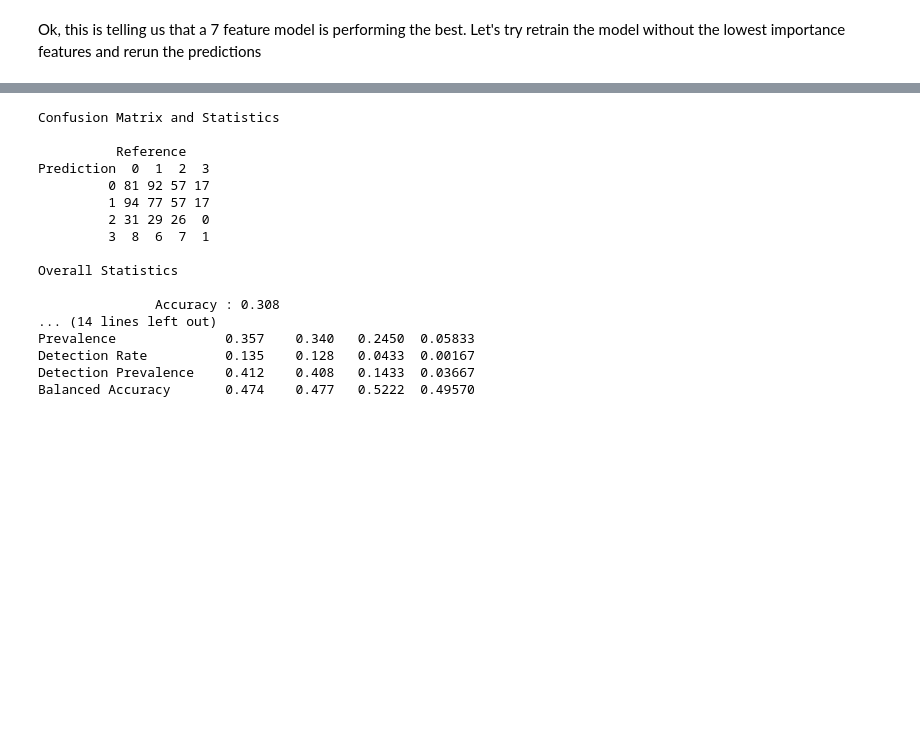
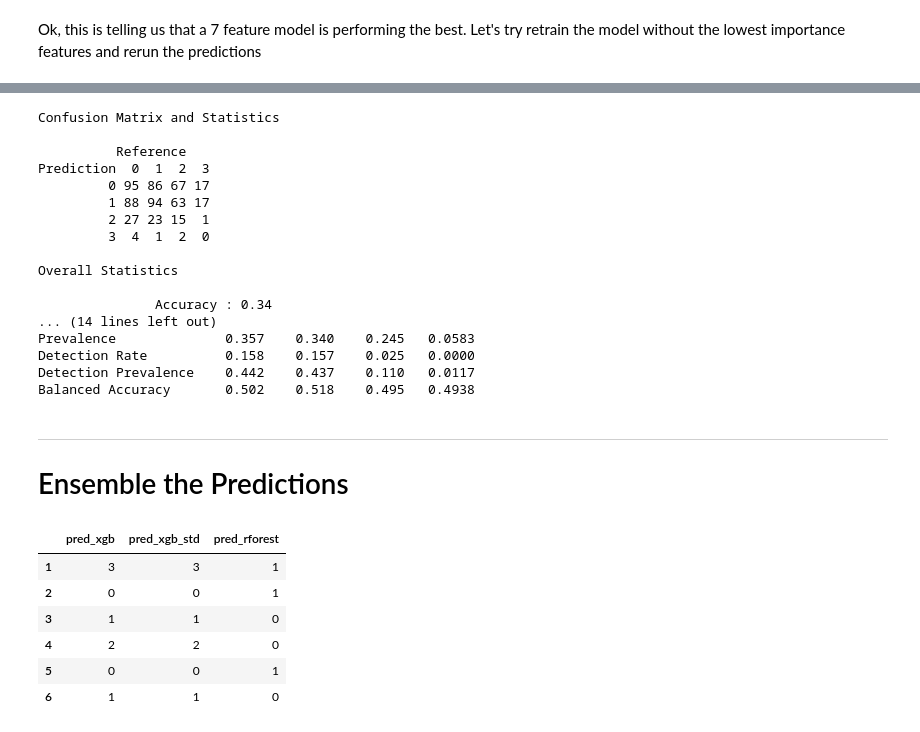
Before and after one commit to codeBehindMe/ADLA3, a Jupyter notebook: groupG.ipynb, the cells around one changed output, grey strips where cells are left out. Cells and saved outputs as stored; diff of their text form; code cells hidden in the pictures; blank space fills up the shorter version.

```diff
--- a/groupG.ipynb
+++ b/groupG.ipynb
@@ -570,4 +569,4 @@ bst <- xgb.train(   params              = params,
 # %%
 # generate predictions from model
-pred <- predict(bst, xg_test);
+pred_xgb_std <- predict(bst, xg_test);
 # %%
@@ -713,22 +714,25 @@ ATT10            394.9
 # %%
-pred <- predict(rforest, test)
+pred_rforest <- predict(rforest, test)
 # %%
-confusionMatrix(pred, actual)
+confusionMatrix(pred_rforest, actual)
 # %% [output]
 Confusion Matrix and Statistics
 
           Reference
 Prediction  0  1  2  3
-         0 81 92 57 17
-         1 94 77 57 17
-         2 31 29 26  0
-         3  8  6  7  1
+         0 95 86 67 17
+         1 88 94 63 17
+         2 27 23 15  1
+         3  4  1  2  0
 
 Overall Statistics
 
-               Accuracy : 0.308
+               Accuracy : 0.34
 ... (14 lines left out)
-Prevalence              0.357    0.340   0.2450  0.05833
-Detection Rate          0.135    0.128   0.0433  0.00167
-Detection Prevalence    0.412    0.408   0.1433  0.03667
-Balanced Accuracy       0.474    0.477   0.5222  0.49570
+Prevalence              0.357    0.340    0.245   0.0583
+Detection Rate          0.158    0.157    0.025   0.0000
+Detection Prevalence    0.442    0.437    0.110   0.0117
+Balanced Accuracy       0.502    0.518    0.495   0.4938
+# %% [markdown]
+---
+# Ensemble the Predictions
@@ -734,0 +746,10 @@ Balanced Accuracy       0.474    0.477   0.5222  0.49570
+# %%
+head(preds_df)
+# %% [output]
+|  | pred_xgb | pred_xgb_std | pred_rforest |
+| 1 | 3 | 3 | 1 |
+| 2 | 0 | 0 | 1 |
+| 3 | 1 | 1 | 0 |
+| 4 | 2 | 2 | 0 |
+| 5 | 0 | 0 | 1 |
+| 6 | 1 | 1 | 0 |
```
Also changed, not shown: parts of 33 cells of this notebook, 1 other file.
